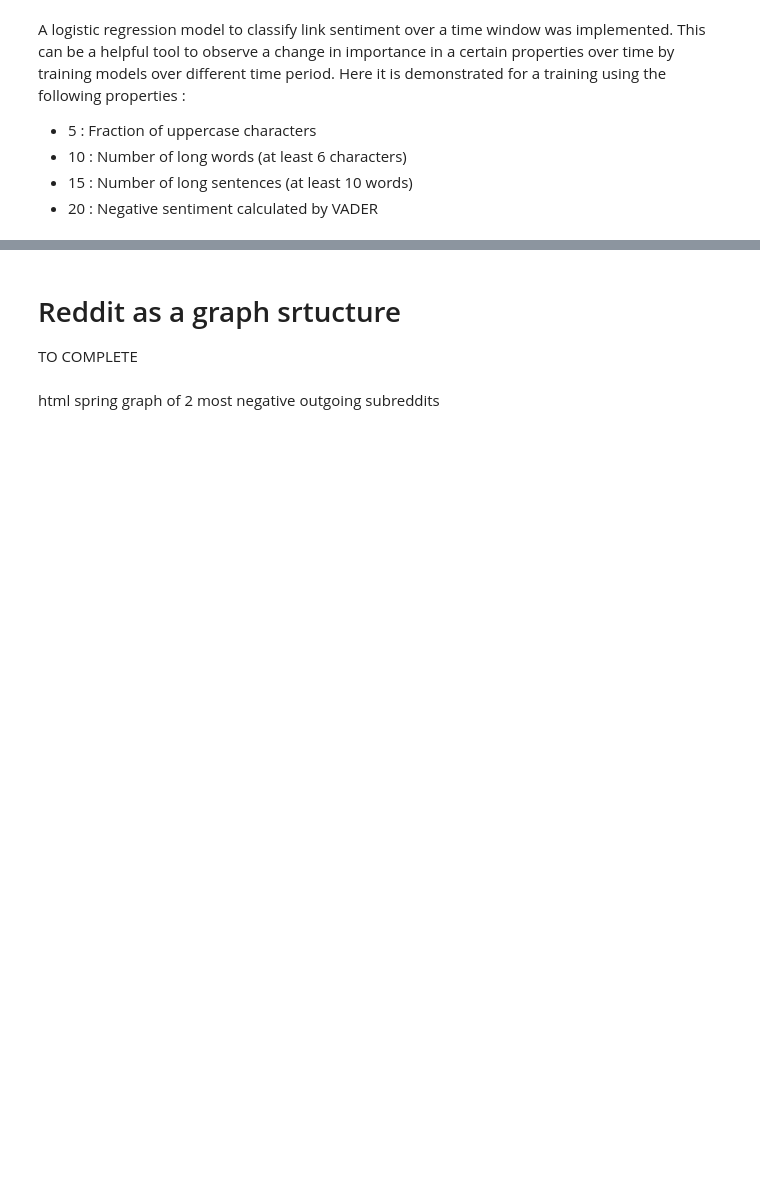
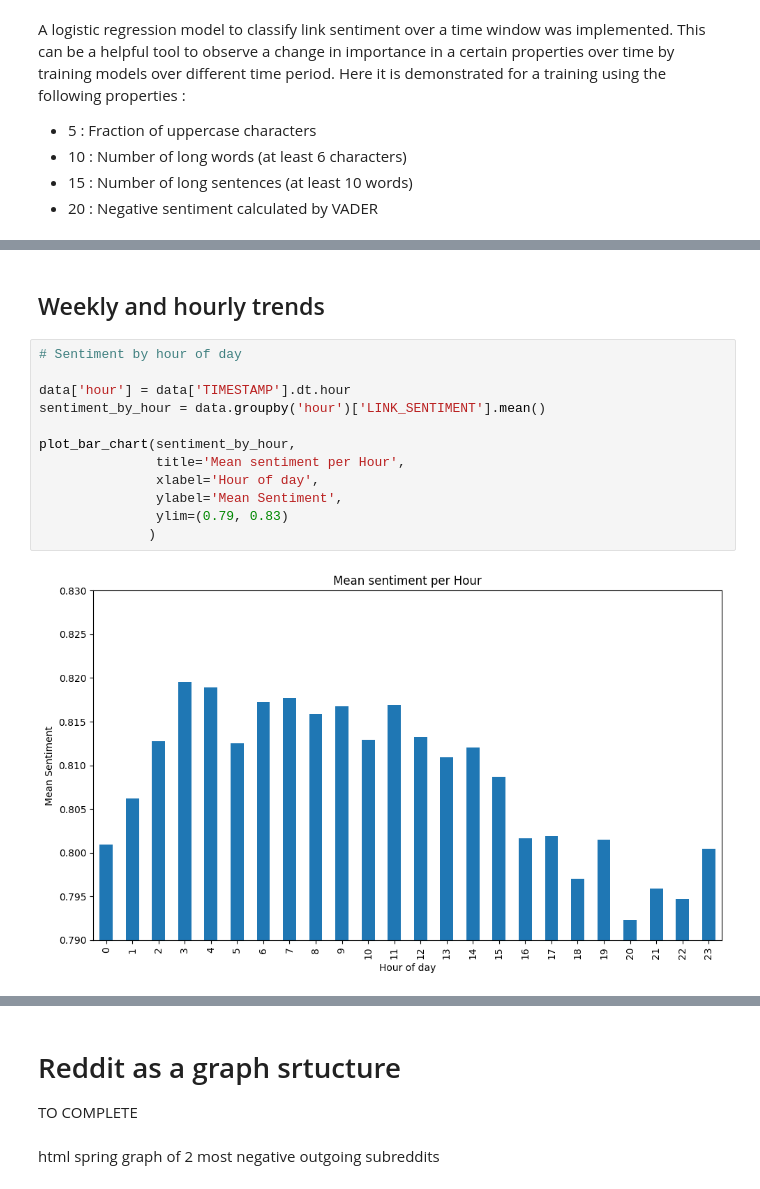
Before and after one commit to epfl-ada/ada-2025-project-othertagada, a Jupyter notebook: results.ipynb, the cells around one changed output, grey strips where cells are left out. Cells and saved outputs as stored; diff of their text form; blank space fills up the shorter version.

Commit message:
feat: add some of my code to results + plot_utils func

```diff
--- a/results.ipynb
+++ b/results.ipynb
@@ -77,3 +83,19 @@ prop_10        0.0031      0.004      0.765      0.444      -0.005       0.011
 prop_15       -0.0242      0.019     -1.293      0.196      -0.061       0.012
 prop_20        2.7229      2.452      1.110      0.267      -2.083       7.529
 ==============================================================================
+# %% [markdown]
+## Weekly and hourly trends
+# %%
+# Sentiment by hour of day
+
+data['hour'] = data['TIMESTAMP'].dt.hour
+sentiment_by_hour = data.groupby('hour')['LINK_SENTIMENT'].mean()
+
+plot_bar_chart(sentiment_by_hour,
+               title='Mean sentiment per Hour',
+               xlabel='Hour of day',
+               ylabel='Mean Sentiment',
+               ylim=(0.79, 0.83)
+              )
+# %% [output]
+[figure, added]
```
Also changed, not shown: parts of 7 cells of this notebook, 3 other files.
